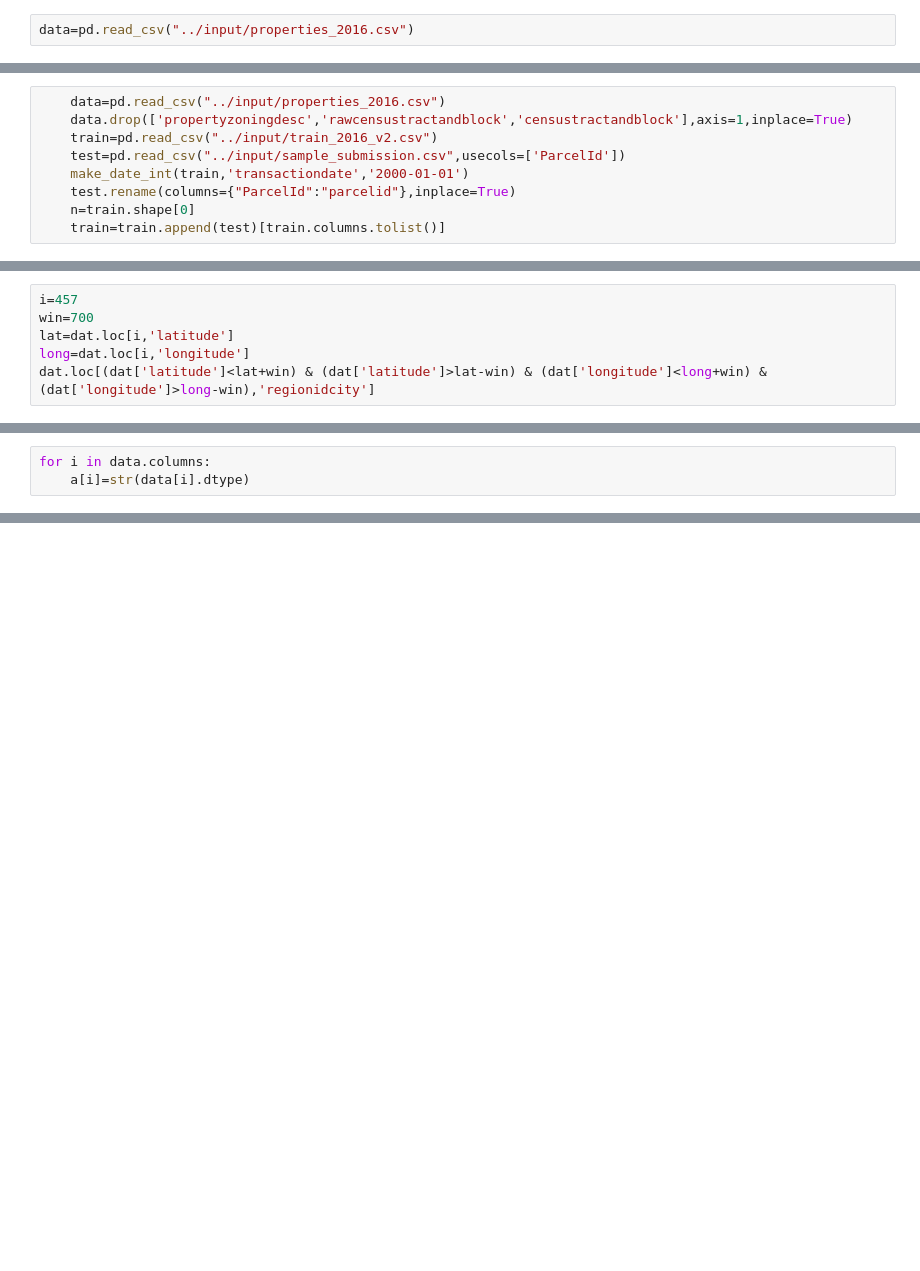
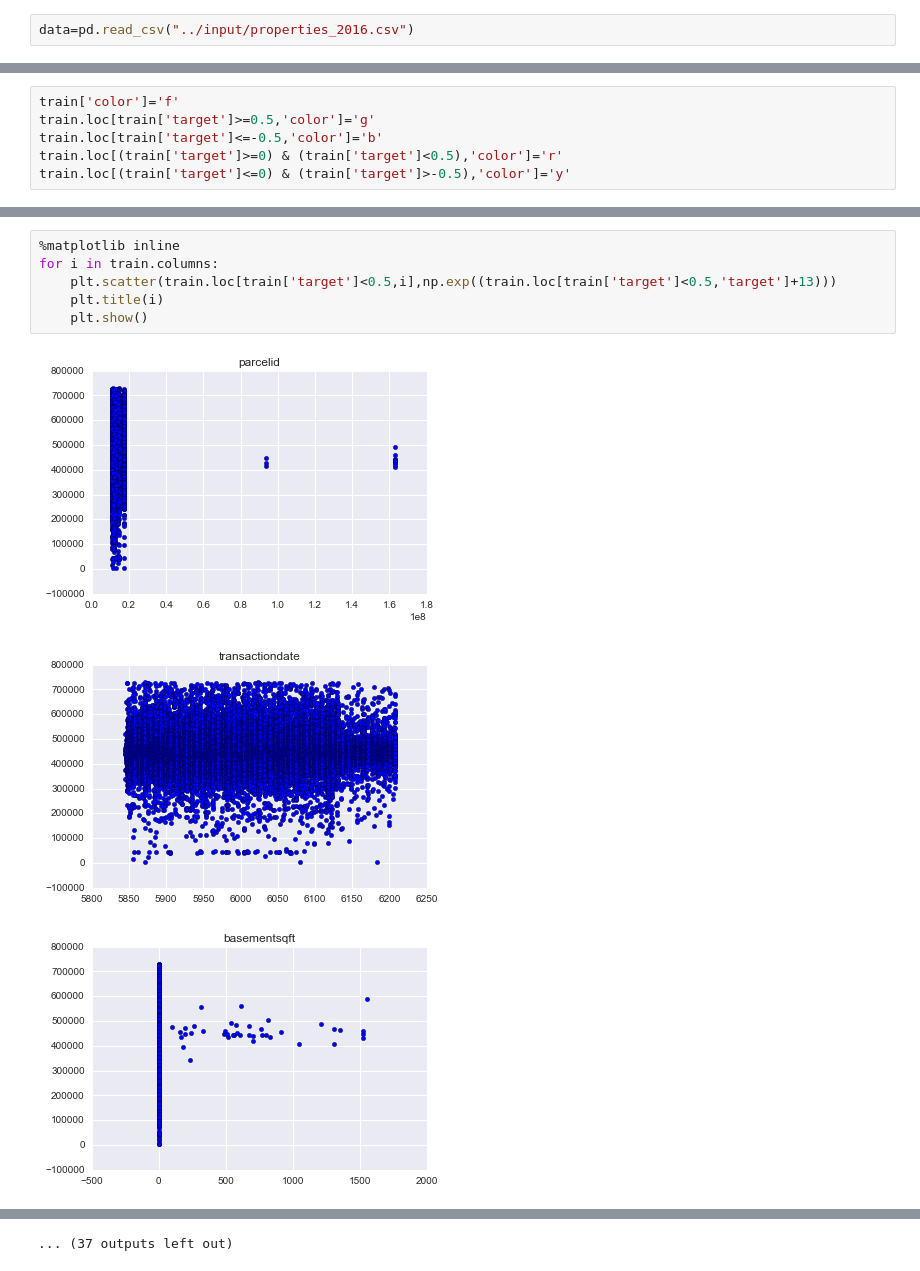
Before and after one commit to rdslater/dfw-zillow, a Jupyter notebook: data prep.ipynb, the cells around one changed output, grey strips where cells are left out. Drawn from its saved outputs; the diff is of its cells as text; blank space fills up the shorter version.

Commit message:
added more plots and primitize xgb

```diff
--- a/data prep.ipynb
+++ b/data prep.ipynb
@@ -205,9 +171,0 @@ nan
-# %%
-    data=pd.read_csv("../input/properties_2016.csv")
-    data.drop(['propertyzoningdesc','rawcensustractandblock','censustractandblock'],axis=1,inplace=True)
-    train=pd.read_csv("../input/train_2016_v2.csv")
-    test=pd.read_csv("../input/sample_submission.csv",usecols=['ParcelId'])
-    make_date_int(train,'transactiondate','2000-01-01')
-    test.rename(columns={"ParcelId":"parcelid"},inplace=True)
-    n=train.shape[0]
-    train=train.append(test)[train.columns.tolist()]
@@ -284,6 +171,0 @@ dat.loc[dat['yearbuilt'].isnull(),['yearbuilt','latitude','longitude','taxamount
-# %%
-i=457
-win=700
-lat=dat.loc[i,'latitude']
-long=dat.loc[i,'longitude']
-dat.loc[(dat['latitude']<lat+win) & (dat['latitude']>lat-win) & (dat['longitude']<long+win) & (dat['longitude']>long-win),'regionidcity']
@@ -355,3 +171,0 @@ Index(['parcelid', 'airconditioningtypeid', 'architecturalstyletypeid',
-# %%
-for i in data.columns:
-    a[i]=str(data[i].dtype)
@@ -380,0 +254,6 @@ regionidcity 89516 54311.0
+# %%
+train['color']='f'
+train.loc[train['target']>=0.5,'color']='g'
+train.loc[train['target']<=-0.5,'color']='b'
+train.loc[(train['target']>=0) & (train['target']<0.5),'color']='r'
+train.loc[(train['target']<=0) & (train['target']>-0.5),'color']='y'
@@ -405,0 +289,10 @@ plot_missing(train)
+# %%
+%matplotlib inline
+for i in train.columns:
+    plt.scatter(train.loc[train['target']<0.5,i],np.exp((train.loc[train['target']<0.5,'target']+13)))
+    plt.title(i)
+    plt.show()
+# %% [output]
+[figure, added]
+[figure, added]
+[figure, added]
@@ -405,0 +308 @@ plot_missing(train)
+... (37 outputs left out)
```
Also changed, not shown: parts of 46 cells of this notebook.
